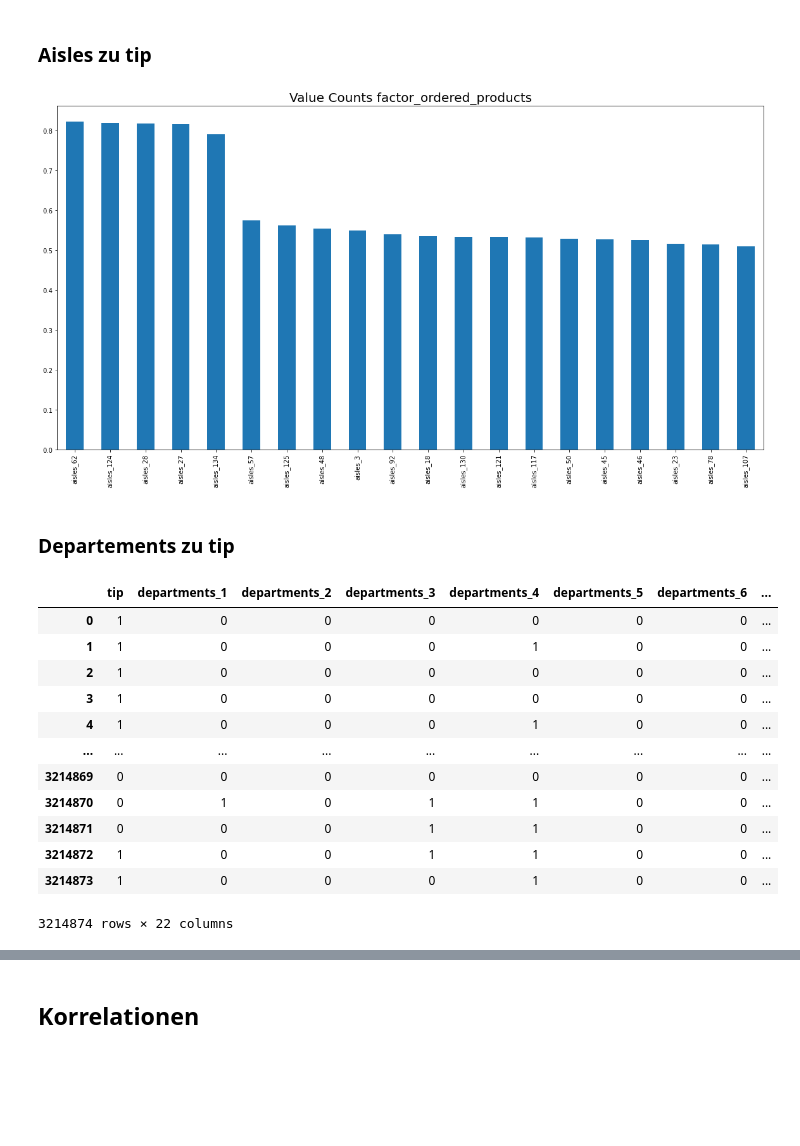
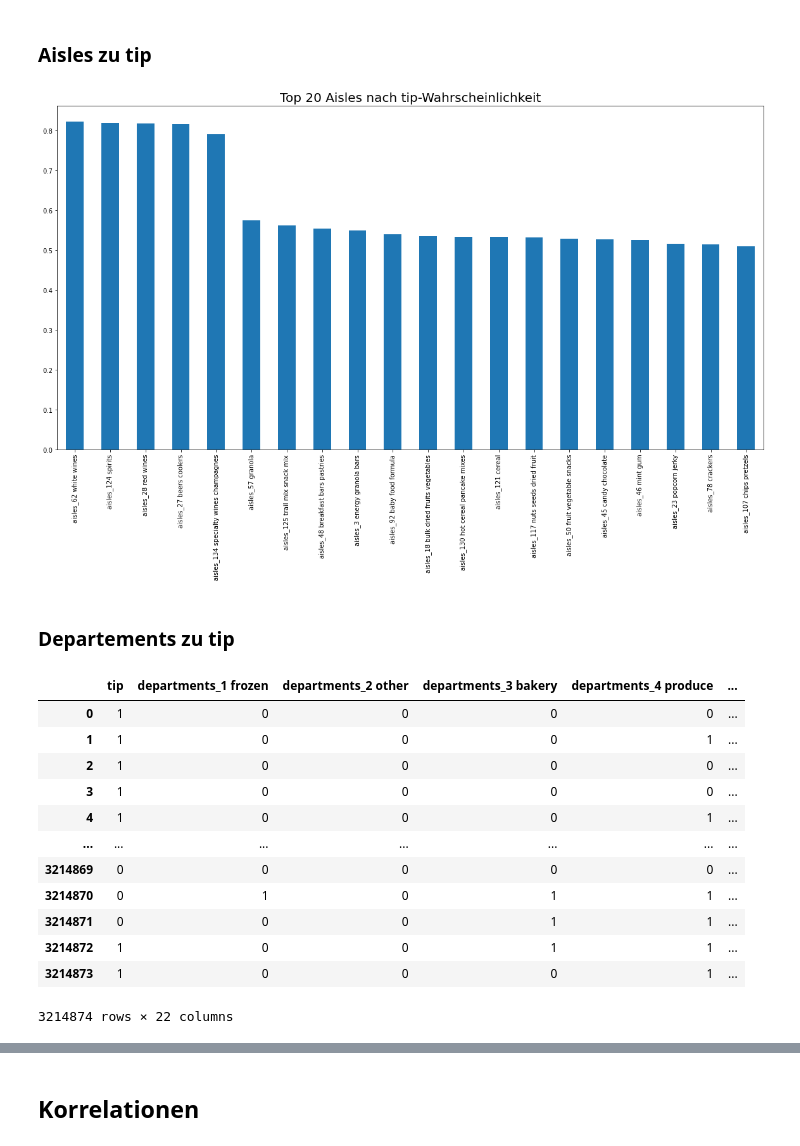
Before and after one commit to JonasHauth/Instacart-Tip-Prediction---Gruppe-6, a Jupyter notebook: Tip_Prediction_Instacart.ipynb, the cells around one changed output, grey strips where cells are left out. Cells and saved outputs as stored; diff of their text form; code cells hidden in the pictures; blank space fills up the shorter version.

```diff
--- a/Tip_Prediction_Instacart.ipynb
+++ b/Tip_Prediction_Instacart.ipynb
@@ -126,6 +102,10 @@ opp['aisles_id'] = opp['product_id'].map(products_aisles, na_action='ignore')
 # %%
 opp['value'] = 1
 opp_aisles = opp.pivot_table(index=['order_id'], columns=['aisles_id'], values='value', margins=False, aggfunc='any').add_prefix('aisles_')
+
+aisles_list = aisles['aisle'].to_list()
+opp_aisles_names = opp_aisles.columns.to_list()
+opp_aisles.columns = ["" + opp_aisles_names[index] + " " + aisles_list[index] for index in range(0,134)]
 
 opp_aisles = opp_aisles.fillna(False)
 opp_aisles = reduce_mem_usage(opp_aisles)
@@ -136,6 +116,10 @@ Memory usage of dataframe is 435.36 MB
 # %%
 opp['value'] = 1
 opp_departments = opp.pivot_table(index=['order_id'], columns=['departments_id'], values='value', margins=False, aggfunc='any').add_prefix('departments_')
+
+departements_list = departments['department'].to_list()
+opp_department_names = opp_departments.columns.to_list()
+opp_departments.columns = ["" + opp_department_names[index] + " " + departements_list[index] for index in range(0,21)]
 
 opp_departments = opp_departments.fillna(False)
 opp_departments = reduce_mem_usage(opp_departments)
@@ -313,7 +297,3 @@ plt.show()
 ### amount_ordered_products
 - Numerisches Features mit der Information über die Anzahl der Prdukte, welche in der Bestellung enthalten waren. Der Wert ergibt sich aus dem Count-Aggreget über die Order ID auf der Order Products Tabelle.
 - Am häufigsten werden 10 Produkte gleichzeitig bestellt.
-# %%
-# Get amount of products in order
-opp['amount_ordered_products'] = opp.groupby('order_id')['product_id'].transform('count')
-amount_ordered_products = opp.groupby('order_id').head(1)
@@ -677,30 +560,30 @@ plt.show()
 # %%
 df = pd.DataFrame()
 for col in instacart_train_aisles.columns:
     df = pd.concat([df, instacart_train_aisles.groupby(col).tip.mean()], axis=1)
 df.set_axis(instacart_train_aisles.columns, axis=1,inplace=True)
 ax = df.loc[1,:].drop(index=['tip']).T.sort_values(ascending=False).head(20).plot(kind='bar', figsize=(20,10))
-ax.set_title(label = 'Value Counts factor_ordered_products', fontsize = 20)
+ax.set_title(label = 'Top 20 Aisles nach tip-Wahrscheinlichkeit', fontsize = 20)
 plt.show()
 # %% [output]
-[figure, old version]
+[figure, new version]
 # %% [markdown]
 ### Departements zu tip
 # %%
 instacart_train_departements
 # %% [output]
-|  | tip | departments_1 | departments_2 | departments_3 | departments_4 | departments_5 | departments_6 | ... |
-| 0 | 1 | 0 | 0 | 0 | 0 | 0 | 0 | ... |
-| 1 | 1 | 0 | 0 | 0 | 1 | 0 | 0 | ... |
-| 2 | 1 | 0 | 0 | 0 | 0 | 0 | 0 | ... |
-| 3 | 1 | 0 | 0 | 0 | 0 | 0 | 0 | ... |
-| 4 | 1 | 0 | 0 | 0 | 1 | 0 | 0 | ... |
-| ... | ... | ... | ... | ... | ... | ... | ... | ... |
-| 3214869 | 0 | 0 | 0 | 0 | 0 | 0 | 0 | ... |
-| 3214870 | 0 | 1 | 0 | 1 | 1 | 0 | 0 | ... |
-| 3214871 | 0 | 0 | 0 | 1 | 1 | 0 | 0 | ... |
-| 3214872 | 1 | 0 | 0 | 1 | 1 | 0 | 0 | ... |
-| 3214873 | 1 | 0 | 0 | 0 | 1 | 0 | 0 | ... |
+|  | tip | departments_1 frozen | departments_2 other | departments_3 bakery | departments_4 produce | ... |
+| 0 | 1 | 0 | 0 | 0 | 0 | ... |
+| 1 | 1 | 0 | 0 | 0 | 1 | ... |
+| 2 | 1 | 0 | 0 | 0 | 0 | ... |
+| 3 | 1 | 0 | 0 | 0 | 0 | ... |
+| 4 | 1 | 0 | 0 | 0 | 1 | ... |
+| ... | ... | ... | ... | ... | ... | ... |
+| 3214869 | 0 | 0 | 0 | 0 | 0 | ... |
+| 3214870 | 0 | 1 | 0 | 1 | 1 | ... |
+| 3214871 | 0 | 0 | 0 | 1 | 1 | ... |
+| 3214872 | 1 | 0 | 0 | 1 | 1 | ... |
+| 3214873 | 1 | 0 | 0 | 0 | 1 | ... |
 3214874 rows × 22 columns
 # %%
 df = pd.DataFrame()
```
Also changed, not shown: parts of 52 cells of this notebook.
